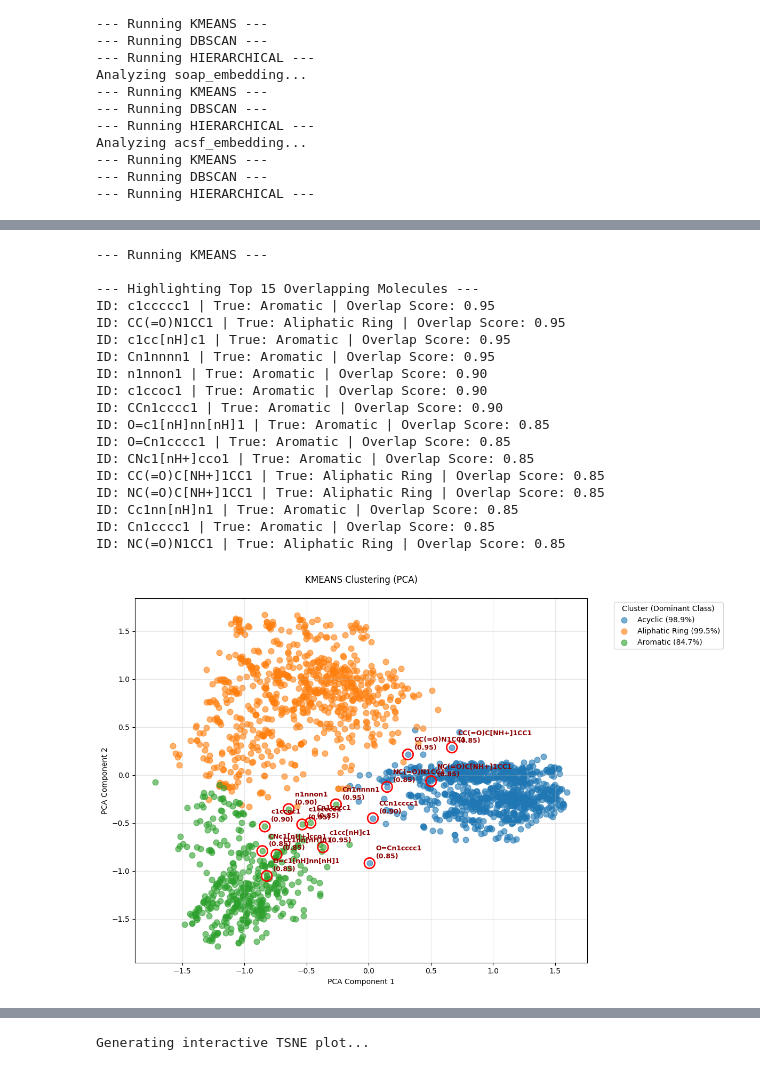
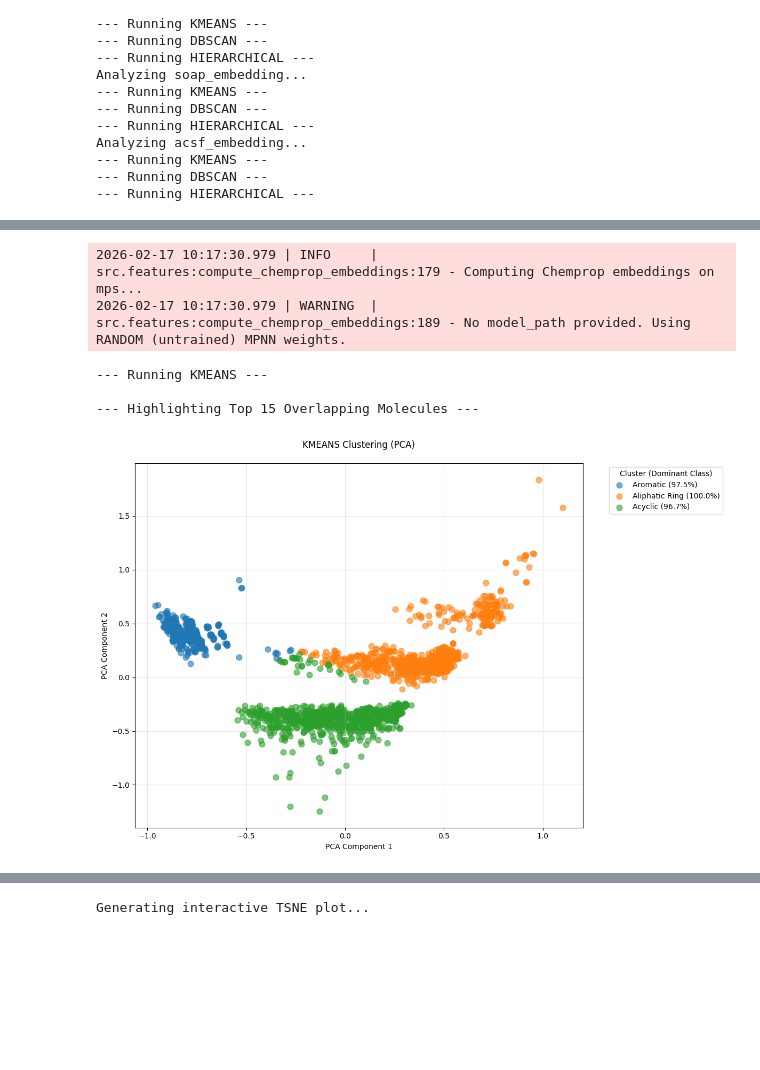
Before and after one commit to karlfindhansen/Non-Euclidean-Distances-in-Molecular-Representation, a Jupyter notebook: notebooks/QM9/cluster_analysis.ipynb, the cells around one changed output, grey strips where cells are left out. Saved outputs shown, nothing was run; the diff lists cells and outputs as text; code cells hidden in the pictures; blank space fills up the shorter version.

Commit message:
add chemprop embedding

```diff
--- a/notebooks/QM9/cluster_analysis.ipynb
+++ b/notebooks/QM9/cluster_analysis.ipynb
@@ -216,31 +217,22 @@ df['morgan_fingerprint_kmeans_label'].value_counts(), df['structure_class'].valu
 # %%
 true_labels = qm9.df['structure_class']
 num_clusters = len(set(true_labels))
 
 X = np.array(qm9.df["morgan_fingerprint"].to_list(), dtype=np.float32)
+
+qm9.add_chemprop()
+X = np.array(qm9.df["chemprop_embedding"].to_list(), dtype=np.float32)
+
 analyzer = ClusterAnalysis(X, true_labels=true_labels, meta_df=qm9.df)
 kmeans_labels = analyzer.run(method='kmeans', n_clusters=num_clusters)
 analyzer.plot_pca(highlight_top_overlaps=15, use_pca=False)
 # %% [output]
---- Running KMEANS ---
-
---- Highlighting Top 15 Overlapping Molecules ---
-ID: c1ccccc1 | True: Aromatic | Overlap Score: 0.95
-ID: CC(=O)N1CC1 | True: Aliphatic Ring | Overlap Score: 0.95
-ID: c1cc[nH]c1 | True: Aromatic | Overlap Score: 0.95
-ID: Cn1nnnn1 | True: Aromatic | Overlap Score: 0.95
-ID: n1nnon1 | True: Aromatic | Overlap Score: 0.90
-ID: c1ccoc1 | True: Aromatic | Overlap Score: 0.90
-ID: CCn1cccc1 | True: Aromatic | Overlap Score: 0.90
-ID: O=c1[nH]nn[nH]1 | True: Aromatic | Overlap Score: 0.85
-ID: O=Cn1cccc1 | True: Aromatic | Overlap Score: 0.85
-ID: CNc1[nH+]cco1 | True: Aromatic | Overlap Score: 0.85
-ID: CC(=O)C[NH+]1CC1 | True: Aliphatic Ring | Overlap Score: 0.85
-ID: NC(=O)C[NH+]1CC1 | True: Aliphatic Ring | Overlap Score: 0.85
-ID: Cc1nn[nH]n1 | True: Aromatic | Overlap Score: 0.85
-ID: Cn1cccc1 | True: Aromatic | Overlap Score: 0.85
-ID: NC(=O)N1CC1 | True: Aliphatic Ring | Overlap Score: 0.85
+2026-02-17 10:17:30.979 | INFO     | src.features:compute_chemprop_embeddings:179 - Computing Chemprop embeddings on mps...
+2026-02-17 10:17:30.979 | WARNING  | src.features:compute_chemprop_embeddings:189 - No model_path provided. Using RANDOM (untrained) MPNN weights.
+--- Running KMEANS ---
+
+--- Highlighting Top 15 Overlapping Molecules ---
-[figure, old version]
+[figure, new version]
 # %%
 analyzer.plot_tsne(highlight_top_overlaps=10)
 # %% [output]
```
Also changed, not shown: parts of 4 cells of this notebook, 6 other files.
